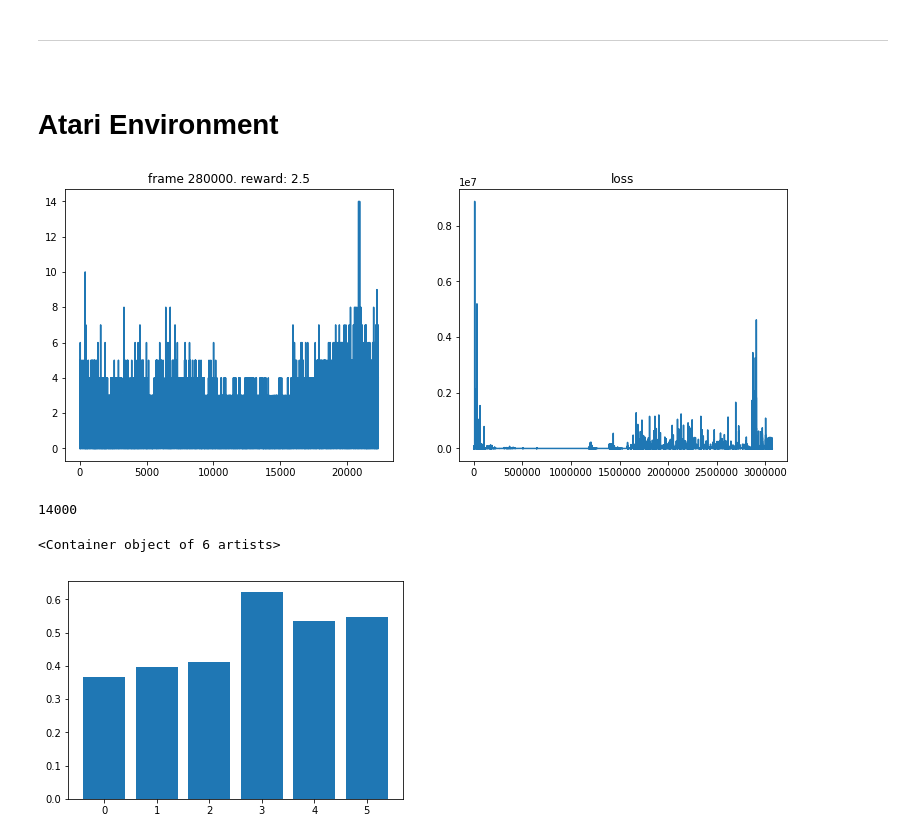
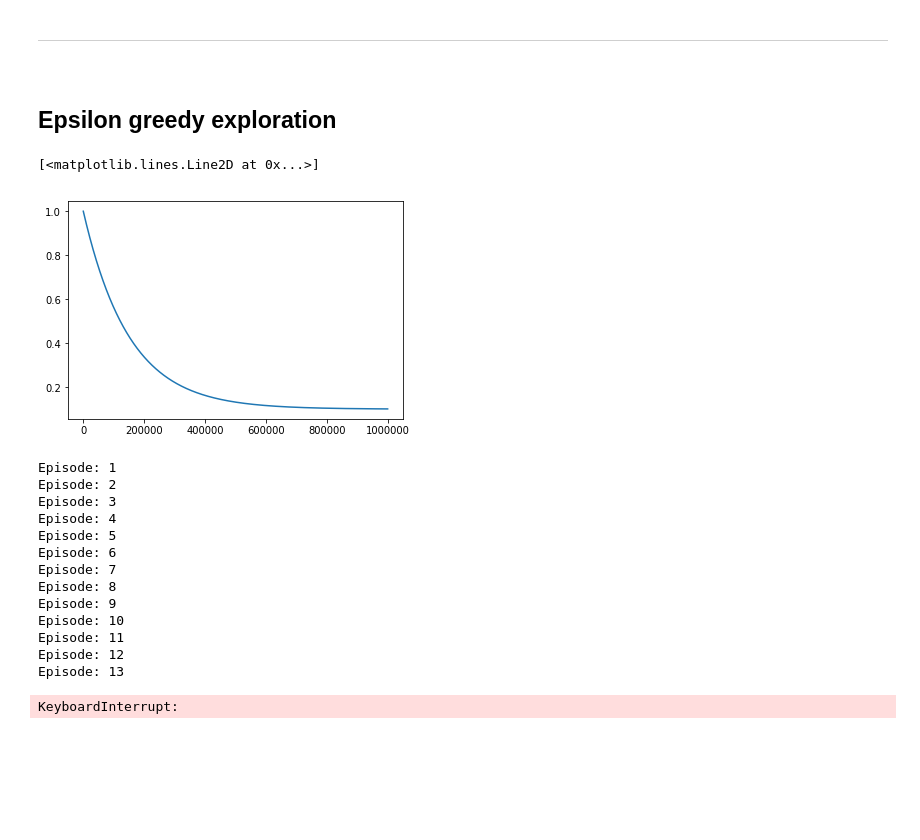
Before and after one commit to higgsfield/RL-Adventure, a Jupyter notebook: epsilon/epsilon_boxing.ipynb, the cells around one changed output. Cells and saved outputs as stored; diff of their text form; code cells hidden in the pictures; blank space fills up the shorter version.

Commit message:
Change epsilon greedy files
Add functions for save model and variables and modify
hyperparameters.

```diff
--- a/epsilon/epsilon_boxing.ipynb
+++ b/epsilon/epsilon_boxing.ipynb
@@ -98,8 +92,6 @@ def plot(frame_idx, rewards, losses):
     plt.show()
 # %% [markdown]
 <p><hr></p>
-# %% [markdown]
-<h1>Atari Environment</h1>
 # %%
 class CnnDQN(nn.Module):
     def __init__(self, input_shape, num_actions):
@@ -158,6 +150,12 @@ replay_buffer = ReplayBuffer(100000)
+# %% [markdown]
+<h2>Epsilon greedy exploration</h2>
 # %%
 epsilon_start = 1.0
-epsilon_final = 0.01
-epsilon_decay = 30000
+epsilon_final = 0.1
+epsilon_decay = 150000
 
 epsilon_by_frame = lambda frame_idx: epsilon_final + (epsilon_start - epsilon_final) * math.exp(-1. * frame_idx / epsilon_decay)
+plt.plot([epsilon_by_frame(i) for i in range(1000000)])
+# %% [output]
+[<matplotlib.lines.Line2D at 0x...>]
+[figure, added]
@@ -164,13 +166,20 @@ epsilon_by_frame = lambda frame_idx: epsilon_final + (epsilon_start - epsilon_fi
 # %%
-num_frames = 1600000
+num_frames = 3000000
 batch_size = 32
 gamma      = 0.99
+episode = 0
 
-#losses = []
-#all_rewards = []
-#episode_reward = 0
+losses = []
+all_rewards = []
+episode_reward = 0
 
-#q_trajectory = []
+state_traj = []
+q_value_traj = []
+q_entropy_traj = []
+
+episode_state = []
+episode_q_val = []
+episode_q_entropy = []
 
 state = env.reset()
 for frame_idx in range(1, num_frames + 1):
@@ -178,8 +187,11 @@ for frame_idx in range(1, num_frames + 1):
     action = model.act(state, epsilon)
     q_values = model.predict(state)
 
-    if frame_idx%100 == 0:
-        q_trajectory.append([state, q_values])
+    if episode % 20 == 0:
+        episode_state.append(state)
+        episode_q_val.append(q_values)
+        q_entropy = entropy(q_values)
+        episode_q_entropy.append(q_entropy)
 
     next_state, reward, done, _ = env.step(action)
     replay_buffer.push(state, action, reward, next_state, done)
@@ -191,6 +203,16 @@ for frame_idx in range(1, num_frames + 1):
         state = env.reset()
         all_rewards.append(episode_reward)
         episode_reward = 0
+        if episode % 20 == 0:
+            state_traj.append(episode_state)
+            q_value_traj.append(episode_q_val)
+            q_entropy_traj.append(episode_q_entropy)
+
+        episode += 1
+        episode_state = []
+        episode_q_val = []
+        episode_q_entropy = []
+        print("Episode: {}".format(episode))
 
     if len(replay_buffer) > replay_initial:
         loss = compute_td_loss(batch_size)
@@ -199,13 +221,17 @@ for frame_idx in range(1, num_frames + 1):
     if frame_idx % 10000 == 0:
         plot(frame_idx, all_rewards, losses)
 # %% [output]
-[figure, removed]
+Episode: 1
+Episode: 2
+Episode: 3
+Episode: 4
+Episode: 5
+Episode: 6
+Episode: 7
+Episode: 8
+Episode: 9
+Episode: 10
+Episode: 11
+Episode: 12
+Episode: 13
+KeyboardInterrupt:
-# %%
-len(q_trajectory)
-# %% [output]
-14000
-# %%
-plt.bar(range(6), (q_trajectory[32][1].data[0]+1)/2)
-# %% [output]
-<Container object of 6 artists>
-[figure, removed]
```
Also changed, not shown: parts of 10 cells of this notebook, 5 other files.
